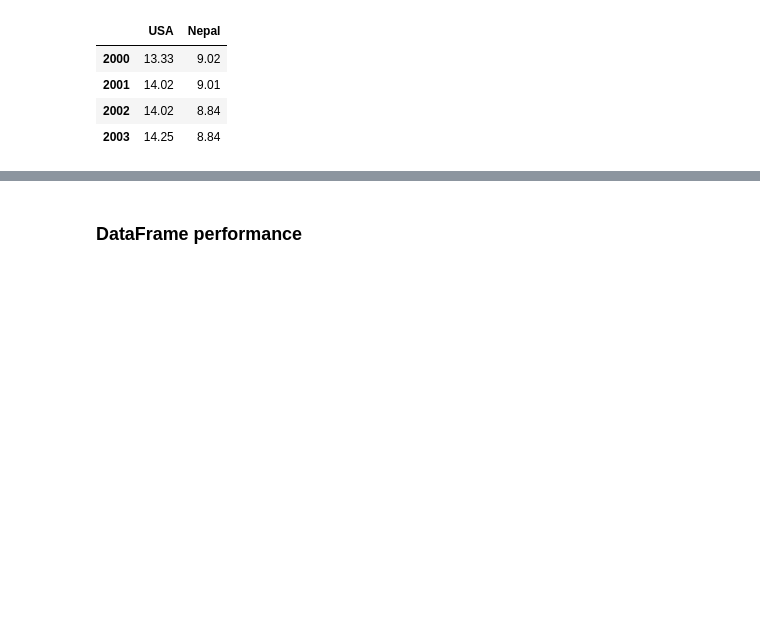
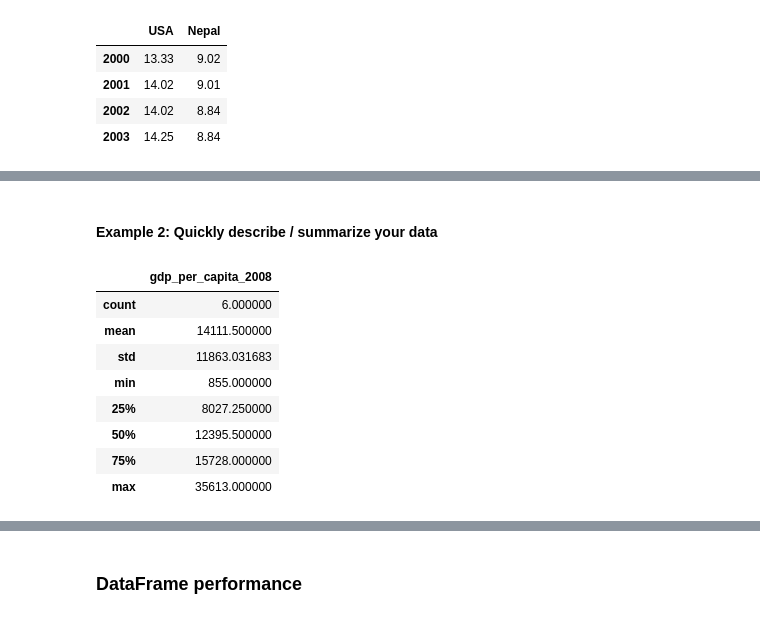
Before and after one commit to apandey306/SD4DS, a Jupyter notebook: 03_Data_Structures/chapter_03_pandas.ipynb, the cells around one changed output, grey strips where cells are left out. Saved outputs shown, nothing was run; the diff lists cells and outputs as text; code cells hidden in the pictures; blank space fills up the shorter version.

```diff
--- a/03_Data_Structures/chapter_03_pandas.ipynb
+++ b/03_Data_Structures/chapter_03_pandas.ipynb
@@ -32,0 +59,14 @@ df
+# %% [markdown]
+#### Example 2: Quickly describe / summarize your data
+# %%
+smallworld.describe()
+# %% [output]
+|  | gdp_per_capita_2008 |
+| count | 6.000000 |
+| mean | 14111.500000 |
+| std | 11863.031683 |
+| min | 855.000000 |
+| 25% | 8027.250000 |
+| 50% | 12395.500000 |
+| 75% | 15728.000000 |
+| max | 35613.000000 |
```
Also changed, not shown: parts of 19 cells of this notebook, 1 other file.
